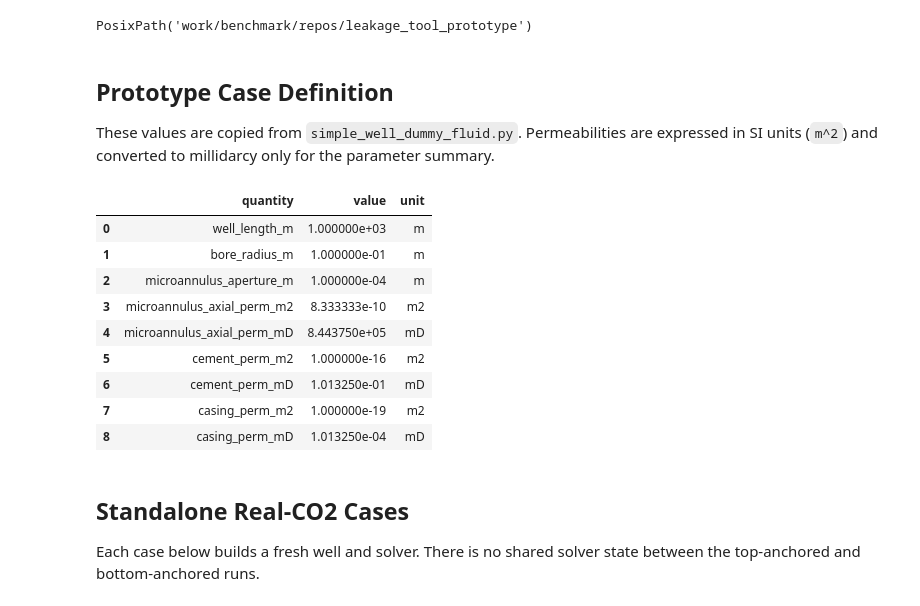
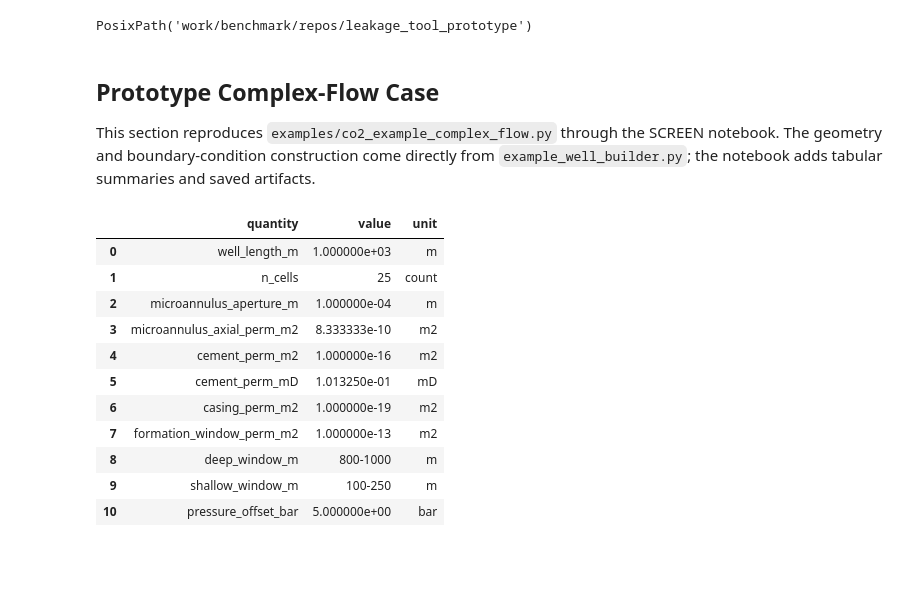
Before and after one commit to equinor/SCREEN, a Jupyter notebook: notebooks/08A_round2_leakage_tool_screen_reproduction.ipynb, the cells around one changed output. Cells and saved outputs as stored; diff of their text form; code cells hidden in the pictures; blank space fills up the shorter version.

```diff
--- a/notebooks/08A_round2_leakage_tool_screen_reproduction.ipynb
+++ b/notebooks/08A_round2_leakage_tool_screen_reproduction.ipynb
@@ -62,54 +62,39 @@ from leakage_model.reservoir_permeabilities import MILLIDARCY
 from leakage_model.state import FormationBC, TopBC
 import example_well_builder as prototype_bcs
 # %% [markdown]
-## Prototype Case Definition
+## Prototype Complex-Flow Case
 
-These values are copied from `simple_well_dummy_fluid.py`. Permeabilities are expressed in SI units (`m^2`) and converted to millidarcy only for the parameter summary.
+This section reproduces `examples/co2_example_complex_flow.py` through the SCREEN notebook. The geometry and boundary-condition construction come directly from `example_well_builder.py`; the notebook adds tabular summaries and saved artifacts.
 # %%
-well_length_m = 1000.0
-n_cells = 40
-r_bore_m = 0.1
-microannulus_aperture_m = 1.0e-4
-casing_thickness_m = 0.01
-
-k_cement_m2 = 1.0e-16
-phi_cement = 0.1
-k_casing_m2 = 1.0e-19
-phi_casing = 0.01
-
-plug_intervals = [("Cement plug 1", 0.0, 150.0), ("Cement plug 2", 600.0, 750.0)]
-open_bore_intervals = [("Open bore 1", 150.0, 600.0), ("Open bore 2", 750.0, 1000.0)]
-
-k_microannulus_axial_m2 = microannulus_aperture_m ** 2 / 12.0
-m_to_in = 1.0 / 0.0254
-
-prototype_parameters = pd.DataFrame(
+complex_flow_parameters = pd.DataFrame(
     [
-        ["well_length_m", well_length_m, "m"],
-        ["bore_radius_m", r_bore_m, "m"],
-        ["microannulus_aperture_m", microannulus_aperture_m, "m"],
-        ["microannulus_axial_perm_m2", k_microannulus_axial_m2, "m2"],
-        ["microannulus_axial_perm_mD", k_microannulus_axial_m2 / MILLIDARCY, "mD"],
-        ["cement_perm_m2", k_cement_m2, "m2"],
-        ["cement_perm_mD", k_cement_m2 / MILLIDARCY, "mD"],
-        ["casing_perm_m2", k_casing_m2, "m2"],
-        ["casing_perm_mD", k_casing_m2 / MILLIDARCY, "mD"],
+        ["well_length_m", 1000.0, "m"],
+        ["n_cells", 25, "count"],
+        ["microannulus_aperture_m", 1.0e-4, "m"],
+        ["microannulus_axial_perm_m2", (1.0e-4) ** 2 / 12.0, "m2"],
+        ["cement_perm_m2", 1.0e-16, "m2"],
+        ["cement_perm_mD", 1.0e-16 / MILLIDARCY, "mD"],
+        ["casing_perm_m2", 1.0e-19, "m2"],
+        ["formation_window_perm_m2", 1.0e-13, "m2"],
+        ["deep_window_m", "800-1000", "m"],
+        ["shallow_window_m", "100-250", "m"],
+        ["pressure_offset_bar", 5.0, "bar"],
     ],
     columns=["quantity", "value", "unit"],
 )
-prototype_parameters
+complex_flow_parameters.style.format(
+    {"value": lambda value: f"{value:.6e}" if isinstance(value, float) else value}
+)
 # %% [output]
 |  | quantity | value | unit |
 | 0 | well_length_m | 1.000000e+03 | m |
-| 1 | bore_radius_m | 1.000000e-01 | m |
+| 1 | n_cells | 25 | count |
 | 2 | microannulus_aperture_m | 1.000000e-04 | m |
 | 3 | microannulus_axial_perm_m2 | 8.333333e-10 | m2 |
-| 4 | microannulus_axial_perm_mD | 8.443750e+05 | mD |
-| 5 | cement_perm_m2 | 1.000000e-16 | m2 |
-| 6 | cement_perm_mD | 1.013250e-01 | mD |
-| 7 | casing_perm_m2 | 1.000000e-19 | m2 |
-| 8 | casing_perm_mD | 1.013250e-04 | mD |
+| 4 | cement_perm_m2 | 1.000000e-16 | m2 |
+| 5 | cement_perm_mD | 1.013250e-01 | mD |
+| 6 | casing_perm_m2 | 1.000000e-19 | m2 |
+| 7 | formation_window_perm_m2 | 1.000000e-13 | m2 |
+| 8 | deep_window_m | 800-1000 | m |
+| 9 | shallow_window_m | 100-250 | m |
+| 10 | pressure_offset_bar | 5.000000e+00 | bar |
-# %% [markdown]
-## Standalone Real-CO2 Cases
-
-Each case below builds a fresh well and solver. There is no shared solver state between the top-anchored and bottom-anchored runs.
```
Also changed, not shown: parts of 7 cells of this notebook, 1 other file.
